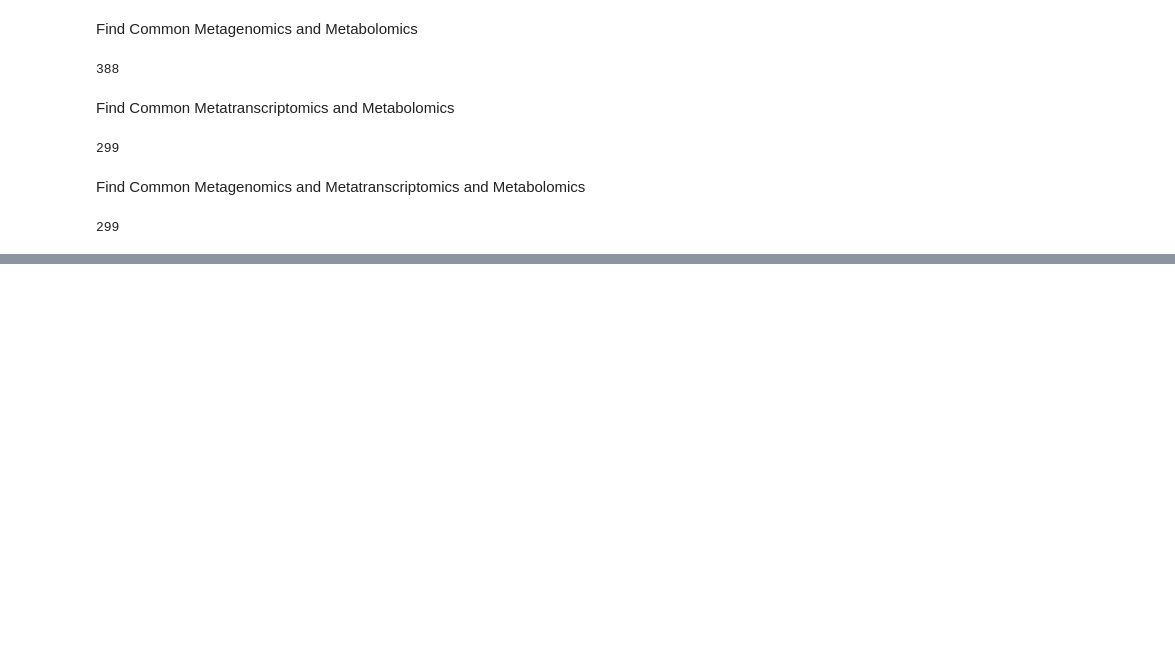
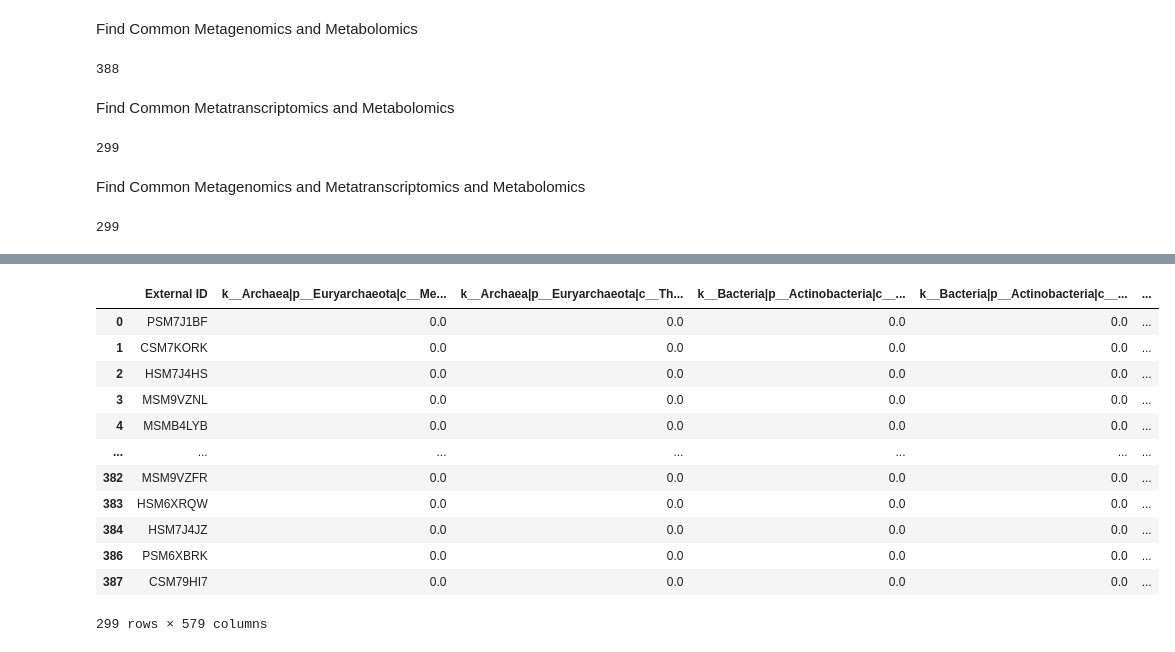
Before and after one commit to MahsaMonshizade/MultiModal, a Jupyter notebook: lib/Omics_EDA.ipynb, the cells around one changed output, grey strips where cells are left out. Cells and saved outputs as stored; diff of their text form; code cells hidden in the pictures; blank space fills up the shorter version.

```diff
--- a/lib/Omics_EDA.ipynb
+++ b/lib/Omics_EDA.ipynb
@@ -108,3 +126,5 @@ shared_values_metagenomics_metatranscriptomics_metabolomics = list(set(metagenom
 len(shared_values_metagenomics_metatranscriptomics_metabolomics)
 # %% [output]
 299
+# %%
+filtered_metagenomics = metagenomics[metagenomics['External ID'].isin(shared_values_metagenomics_metatranscriptomics_metabolomics)]
@@ -110,0 +147,16 @@ len(shared_values_metagenomics_metatranscriptomics_metabolomics)
+# %%
+filtered_metagenomics
+# %% [output]
+|  | External ID | k__Archaea|p__Euryarchaeota|c__Me... | k__Archaea|p__Euryarchaeota|c__Th... | k__Bacteria|p__Actinobacteria|c__... | k__Bacteria|p__Actinobacteria|c__... | ... |
+| 0 | PSM7J1BF | 0.0 | 0.0 | 0.0 | 0.0 | ... |
+| 1 | CSM7KORK | 0.0 | 0.0 | 0.0 | 0.0 | ... |
+| 2 | HSM7J4HS | 0.0 | 0.0 | 0.0 | 0.0 | ... |
+| 3 | MSM9VZNL | 0.0 | 0.0 | 0.0 | 0.0 | ... |
+| 4 | MSMB4LYB | 0.0 | 0.0 | 0.0 | 0.0 | ... |
+| ... | ... | ... | ... | ... | ... | ... |
+| 382 | MSM9VZFR | 0.0 | 0.0 | 0.0 | 0.0 | ... |
+| 383 | HSM6XRQW | 0.0 | 0.0 | 0.0 | 0.0 | ... |
+| 384 | HSM7J4JZ | 0.0 | 0.0 | 0.0 | 0.0 | ... |
+| 386 | PSM6XBRK | 0.0 | 0.0 | 0.0 | 0.0 | ... |
+| 387 | CSM79HI7 | 0.0 | 0.0 | 0.0 | 0.0 | ... |
+299 rows × 579 columns
```
Also changed, not shown: parts of 19 cells of this notebook, 8 other files.
